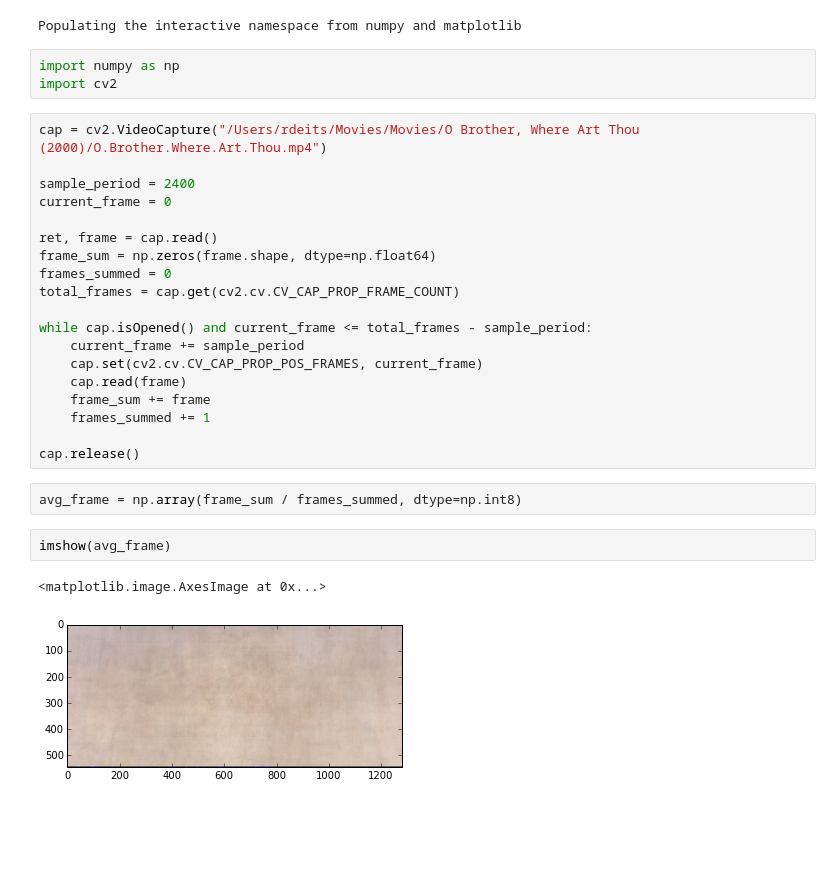
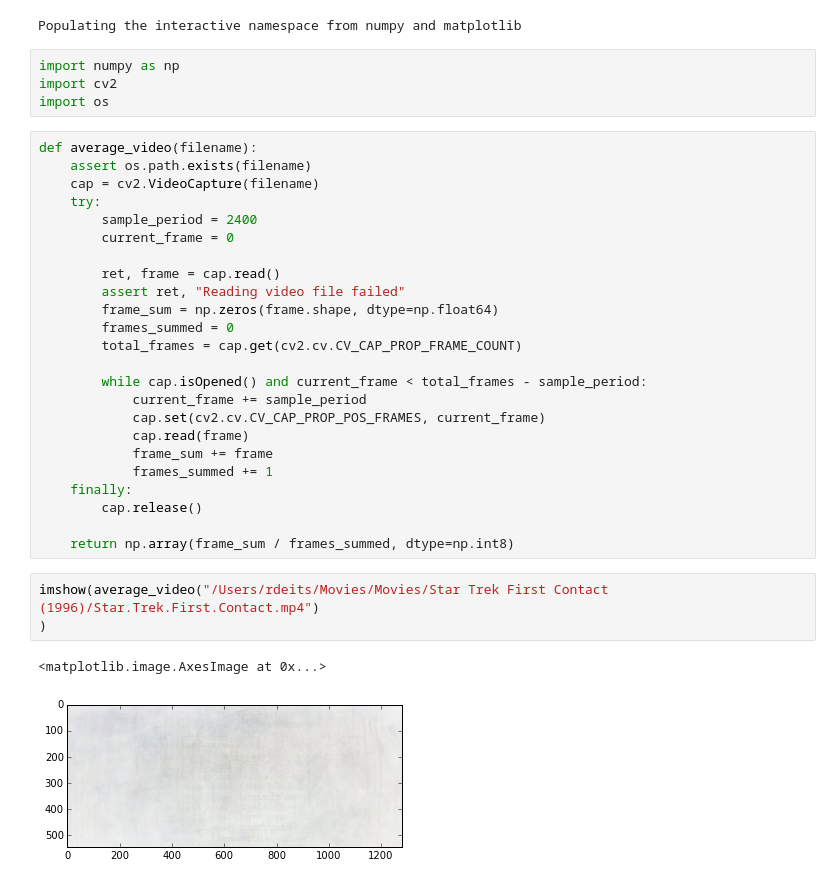
Before and after one commit to rdeits/movie-photos, a Jupyter notebook: video_average_cv2.ipynb, the cells around one changed output. Cells and saved outputs as stored; diff of their text form; blank space fills up the shorter version.

```diff
--- a/video_average_cv2.ipynb
+++ b/video_average_cv2.ipynb
@@ -5,29 +5,34 @@ Populating the interactive namespace from numpy and matplotlib
 # %%
 import numpy as np
 import cv2
+import os
 # %%
-cap = cv2.VideoCapture("/Users/rdeits/Movies/Movies/O Brother, Where Art Thou (2000)/O.Brother.Where.Art.Thou.mp4")
+def average_video(filename):
+    assert os.path.exists(filename)
+    cap = cv2.VideoCapture(filename)
+    try:
+        sample_period = 2400
+        current_frame = 0
 
-sample_period = 2400
-current_frame = 0
+        ret, frame = cap.read()
+        assert ret, "Reading video file failed"
+        frame_sum = np.zeros(frame.shape, dtype=np.float64)
+        frames_summed = 0
+        total_frames = cap.get(cv2.cv.CV_CAP_PROP_FRAME_COUNT)
 
-ret, frame = cap.read()
-frame_sum = np.zeros(frame.shape, dtype=np.float64)
-frames_summed = 0
-total_frames = cap.get(cv2.cv.CV_CAP_PROP_FRAME_COUNT)
+        while cap.isOpened() and current_frame < total_frames - sample_period:
+            current_frame += sample_period
+            cap.set(cv2.cv.CV_CAP_PROP_POS_FRAMES, current_frame)
+            cap.read(frame)
+            frame_sum += frame
+            frames_summed += 1
+    finally:
+        cap.release()
 
-while cap.isOpened() and current_frame <= total_frames - sample_period:
-    current_frame += sample_period
-    cap.set(cv2.cv.CV_CAP_PROP_POS_FRAMES, current_frame)
-    cap.read(frame)
-    frame_sum += frame
-    frames_summed += 1
-
-cap.release()
+    return np.array(frame_sum / frames_summed, dtype=np.int8)
-# %%
-avg_frame = np.array(frame_sum / frames_summed, dtype=np.int8)
-# %%
-imshow(avg_frame)
-# %% [output]
-<matplotlib.image.AxesImage at 0x...>
-[figure, removed]
+# %%
+imshow(average_video("/Users/rdeits/Movies/Movies/Star Trek First Contact (1996)/Star.Trek.First.Contact.mp4")
+)
+# %% [output]
+<matplotlib.image.AxesImage at 0x...>
+[figure, added]
```
Also changed, not shown: parts of 2 cells of this notebook, 1 other file.
